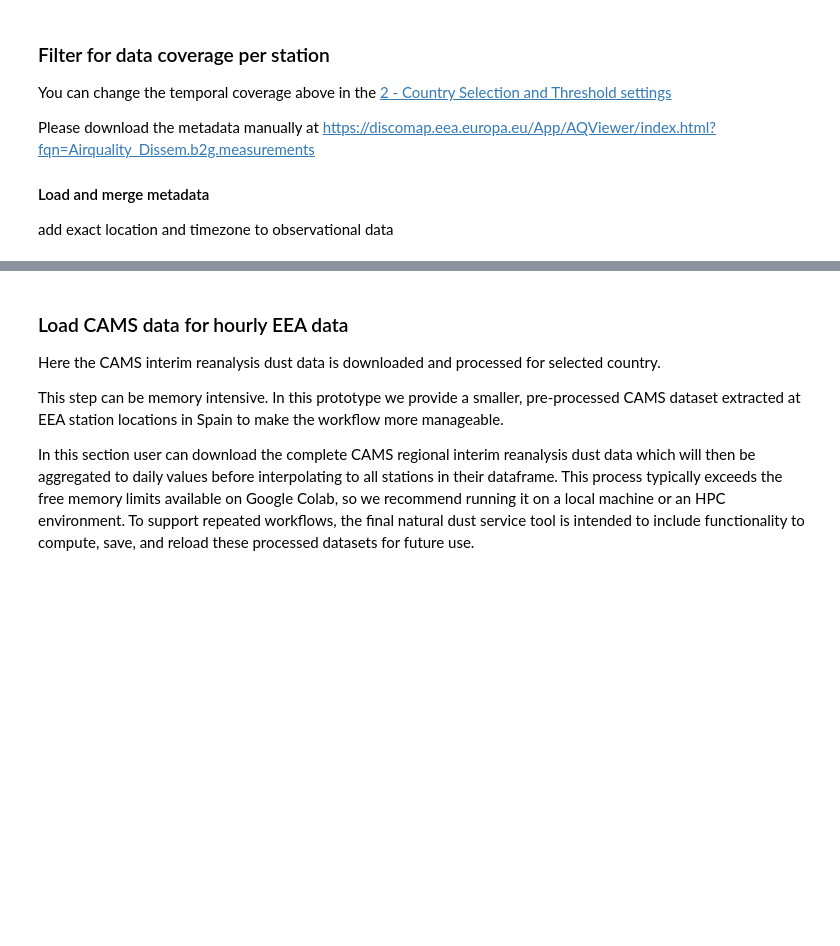
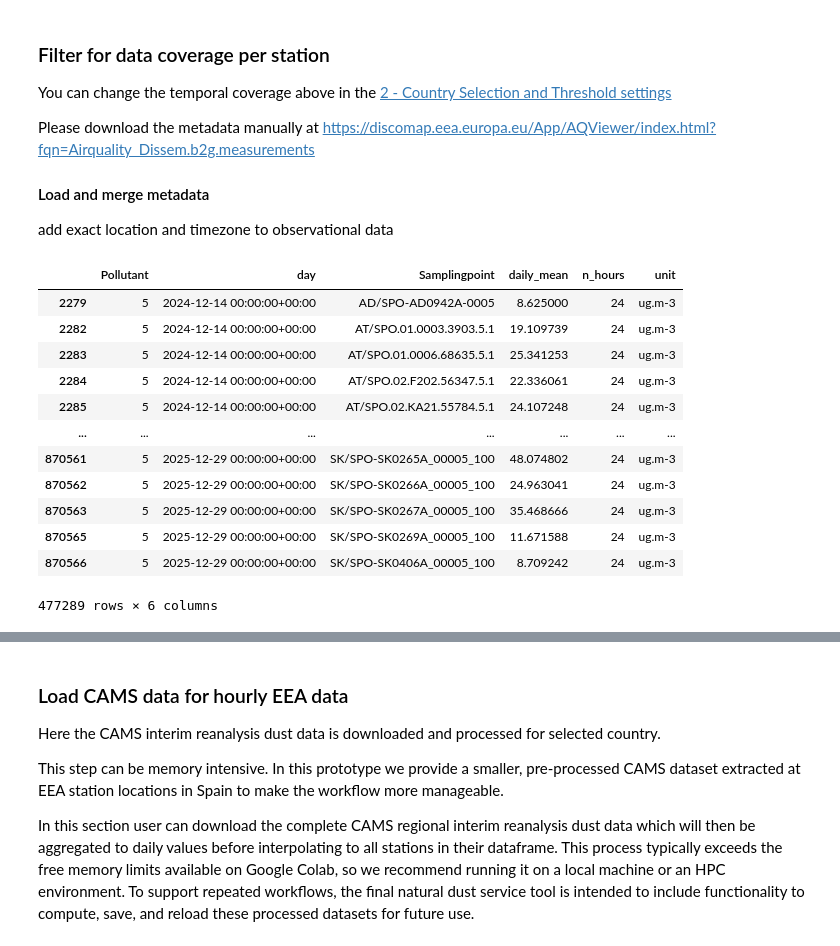
Before and after one commit to jessieaha/CAMS_dust_deduction_tool, a Jupyter notebook: Dust_deduction_tool_full.ipynb, the cells around one changed output, grey strips where cells are left out. Drawn from its saved outputs; the diff is of its cells as text; code cells hidden in the pictures; blank space fills up the shorter version.

```diff
--- a/Dust_deduction_tool_full.ipynb
+++ b/Dust_deduction_tool_full.ipynb
@@ -506,6 +507,25 @@ Please download the metadata manually at https://discomap.eea.europa.eu/App/AQVi
 
 #### Load and merge metadata
 add exact location and timezone to observational data
+# %%
+filter_daily_by_coverage(hourly_to_daily_eea,
+                         day_col = 'day',
+                         reference_year=2025, min_pct=65, keep_coverage_columns=False)
+hourly_to_daily_eea
+# %% [output]
+|  | Pollutant | day | Samplingpoint | daily_mean | n_hours | unit |
+| 2279 | 5 | 2024-12-14 00:00:00+00:00 | AD/SPO-AD0942A-0005 | 8.625000 | 24 | ug.m-3 |
+| 2282 | 5 | 2024-12-14 00:00:00+00:00 | AT/SPO.01.0003.3903.5.1 | 19.109739 | 24 | ug.m-3 |
+| 2283 | 5 | 2024-12-14 00:00:00+00:00 | AT/SPO.01.0006.68635.5.1 | 25.341253 | 24 | ug.m-3 |
+| 2284 | 5 | 2024-12-14 00:00:00+00:00 | AT/SPO.02.F202.56347.5.1 | 22.336061 | 24 | ug.m-3 |
+| 2285 | 5 | 2024-12-14 00:00:00+00:00 | AT/SPO.02.KA21.55784.5.1 | 24.107248 | 24 | ug.m-3 |
+| ... | ... | ... | ... | ... | ... | ... |
+| 870561 | 5 | 2025-12-29 00:00:00+00:00 | SK/SPO-SK0265A_00005_100 | 48.074802 | 24 | ug.m-3 |
+| 870562 | 5 | 2025-12-29 00:00:00+00:00 | SK/SPO-SK0266A_00005_100 | 24.963041 | 24 | ug.m-3 |
+| 870563 | 5 | 2025-12-29 00:00:00+00:00 | SK/SPO-SK0267A_00005_100 | 35.468666 | 24 | ug.m-3 |
+| 870565 | 5 | 2025-12-29 00:00:00+00:00 | SK/SPO-SK0269A_00005_100 | 11.671588 | 24 | ug.m-3 |
+| 870566 | 5 | 2025-12-29 00:00:00+00:00 | SK/SPO-SK0406A_00005_100 | 8.709242 | 24 | ug.m-3 |
+477289 rows × 6 columns
 # %%
 import calendar
 import util
```
Also changed, not shown: parts of 19 cells of this notebook.
